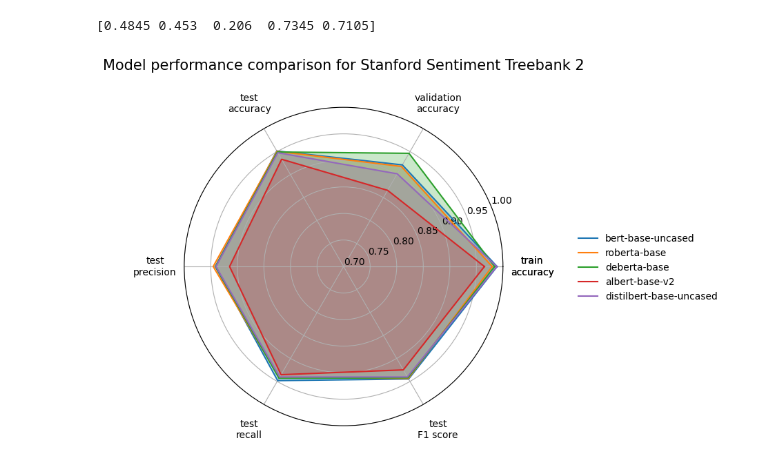
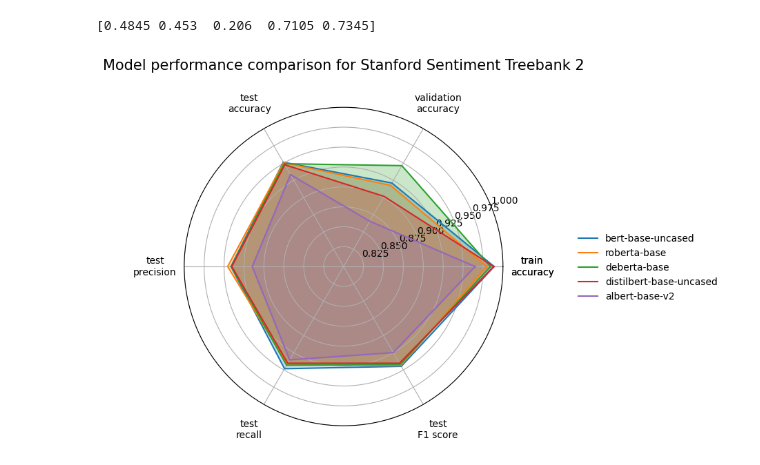
Before and after one commit to SpringNuance/SNLP-Project, a Jupyter notebook: Task2_SST2/plot_comparison_figures.ipynb, the cells around one changed output. Saved outputs shown, nothing was run; the diff lists cells and outputs as text; code cells hidden in the pictures.

```diff
--- a/Task2_SST2/plot_comparison_figures.ipynb
+++ b/Task2_SST2/plot_comparison_figures.ipynb
@@ -99,13 +98,0 @@ results_df.head()
-# %%
-bert_models = ["bert-base-uncased",
-               "roberta-base",
-               "albert-base-v2",
-                "distilbert-base-uncased",
-                "deberta-base",
-               ]
-
-fine_tuning_stats_dict = {}
-
-for bert_model in bert_models:
-    stats = pd.read_csv(f"{bert_model}/fine_tuning_statistics.csv")
-    fine_tuning_stats_dict[bert_model] = stats
@@ -172,8 +165,6 @@ import numpy as np
 import pandas as pd
 import matplotlib.pyplot as plt
 from sklearn.preprocessing import MinMaxScaler
-
-models = ['bert-base-uncased', 'roberta-base', 'deberta-base', 'albert-base-v2', 'distilbert-base-uncased']
 
 x_max = 2000
 x_min = 0
@@ -202,34 +193,35 @@ scaler = MinMaxScaler()
 df = df.to_numpy()
 
 # Set up the radar chart
 labels = [
     #"training time\nper epoch\n(seconds)",
     "train\naccuracy",
     "validation\naccuracy",
     "test\naccuracy",
     "test\nprecision",
     "test\nrecall",
     "test\nF1 score"
 ]
 num_vars = len(labels)
 angles = [n / float(num_vars) * 2 * np.pi for n in range(num_vars)]
 df = np.concatenate((df, df[:, [0]]), axis=1)  # Close the circle
 angles += angles[:1]
 
 fig, ax = plt.subplots(figsize=(6, 6), subplot_kw=dict(polar=True))
 for i, row in enumerate(df):
 
-    ax.plot(angles, row, label=models[i])
+    ax.plot(angles, row, label=bert_models[i])
     ax.fill(angles, row, alpha=0.25)
 
 ax.set_xticks(angles)
 ax.set_xticklabels(labels + labels[:1], fontsize=10)
 ax.tick_params(axis='x', which='major', pad=20)
-ax.set_ylim([0.7, 1.0])
+ax.set_ylim([0.8, 1.0])
+
 # Title and legend
 plt.title('Model performance comparison for Stanford Sentiment Treebank 2', size=15, color='black', y=1.1)
 plt.legend(frameon=False,loc='upper right', bbox_to_anchor=(1.7, 0.63))  # Adjust the position here
 plt.show()
 # %% [output]
-[0.4845 0.453  0.206  0.7345 0.7105]
+[0.4845 0.453  0.206  0.7105 0.7345]
-[figure, old version]
+[figure, new version]
```
Also changed, not shown: parts of 11 cells of this notebook, 15 other files.
